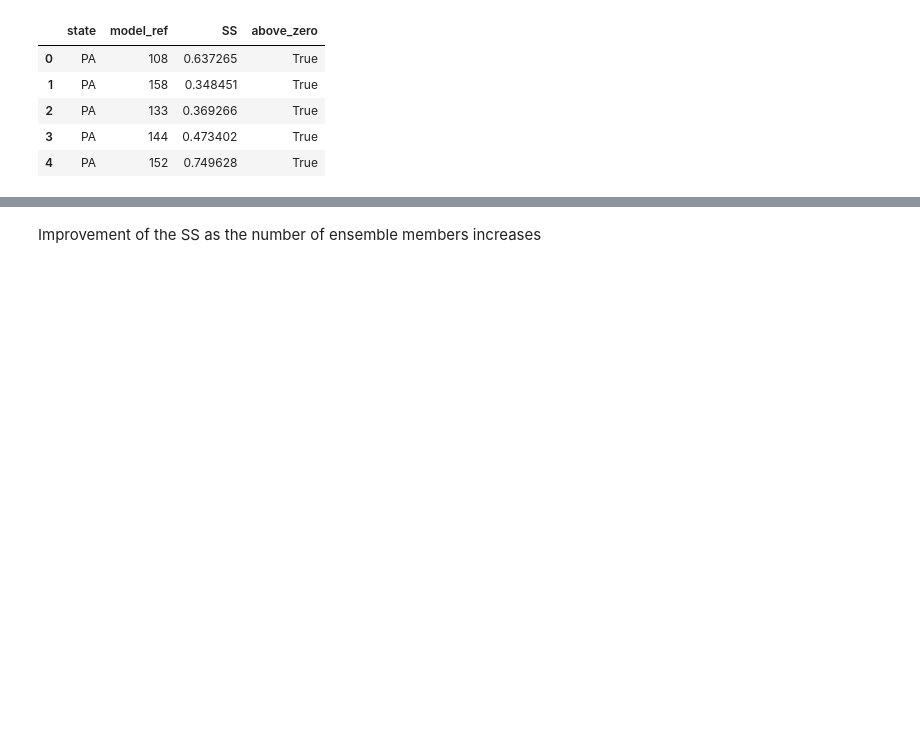
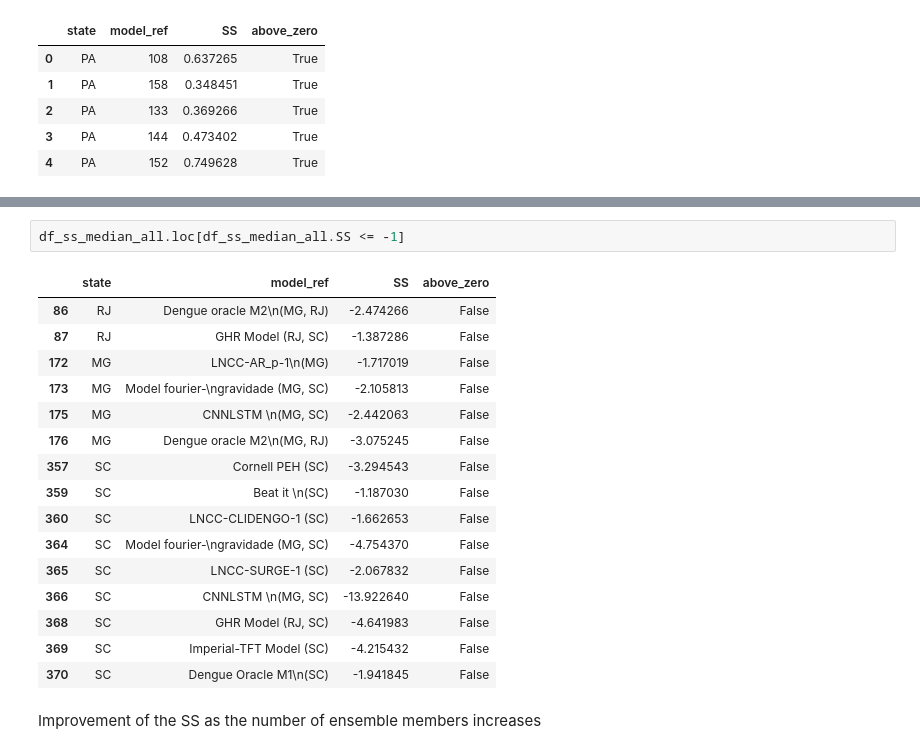
Before and after one commit to Mosqlimate-project/2nd_IMDC_sprint_results, a Jupyter notebook: validation_ensemble.ipynb, the cells around one changed output, grey strips where cells are left out. Cells and saved outputs as stored; diff of their text form; blank space fills up the shorter version.

```diff
--- a/validation_ensemble.ipynb
+++ b/validation_ensemble.ipynb
@@ -636,3 +632,22 @@ plt.show()
+# %%
+df_ss_median_all.loc[df_ss_median_all.SS <= -1]
+# %% [output]
+|  | state | model_ref | SS | above_zero |
+| 86 | RJ | Dengue oracle M2\n(MG, RJ) | -2.474266 | False |
+| 87 | RJ | GHR Model (RJ, SC) | -1.387286 | False |
+| 172 | MG | LNCC-AR_p-1\n(MG) | -1.717019 | False |
+| 173 | MG | Model fourier-\ngravidade (MG, SC) | -2.105813 | False |
+| 175 | MG | CNNLSTM \n(MG, SC) | -2.442063 | False |
+| 176 | MG | Dengue oracle M2\n(MG, RJ) | -3.075245 | False |
+| 357 | SC | Cornell PEH (SC) | -3.294543 | False |
+| 359 | SC | Beat it \n(SC) | -1.187030 | False |
+| 360 | SC | LNCC-CLIDENGO-1 (SC) | -1.662653 | False |
+| 364 | SC | Model fourier-\ngravidade (MG, SC) | -4.754370 | False |
+| 365 | SC | LNCC-SURGE-1 (SC) | -2.067832 | False |
+| 366 | SC | CNNLSTM \n(MG, SC) | -13.922640 | False |
+| 368 | SC | GHR Model (RJ, SC) | -4.641983 | False |
+| 369 | SC | Imperial-TFT Model (SC) | -4.215432 | False |
+| 370 | SC | Dengue Oracle M1\n(SC) | -1.941845 | False |
 # %% [markdown]
 Improvement of the SS as the number of ensemble members increases
 # %%
```
Also changed, not shown: parts of 5 cells of this notebook.
